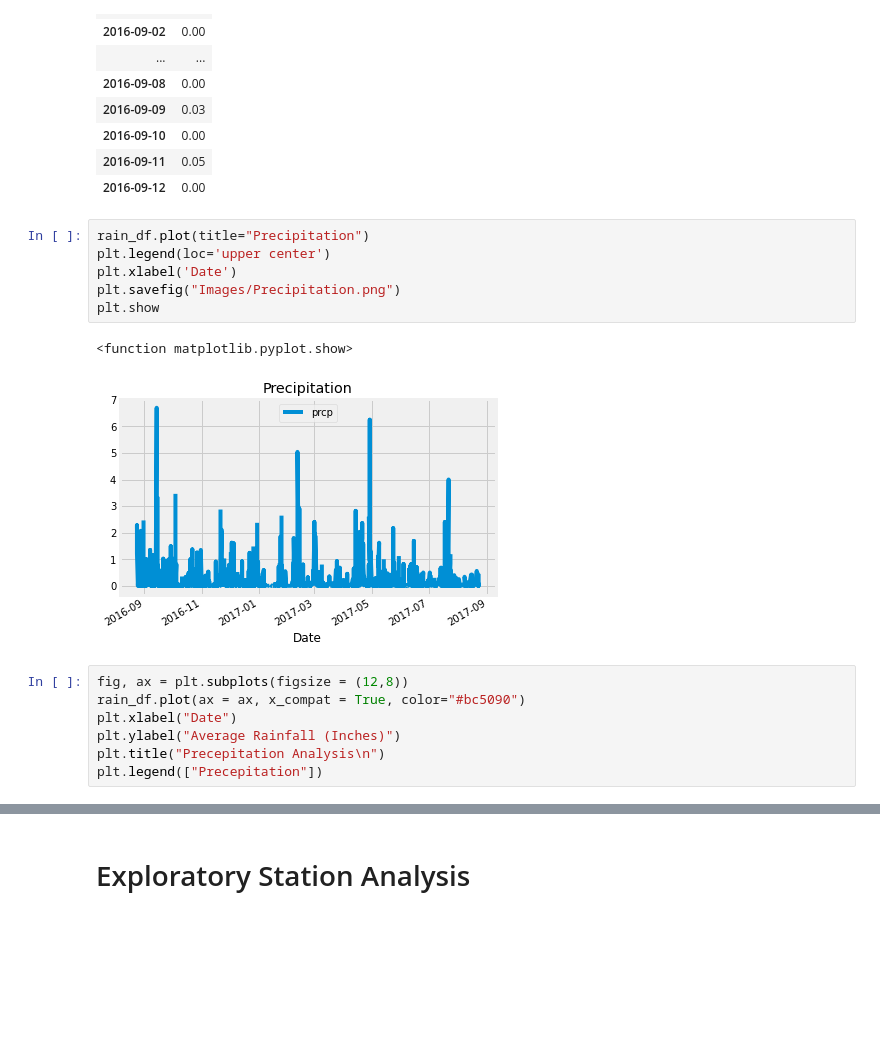
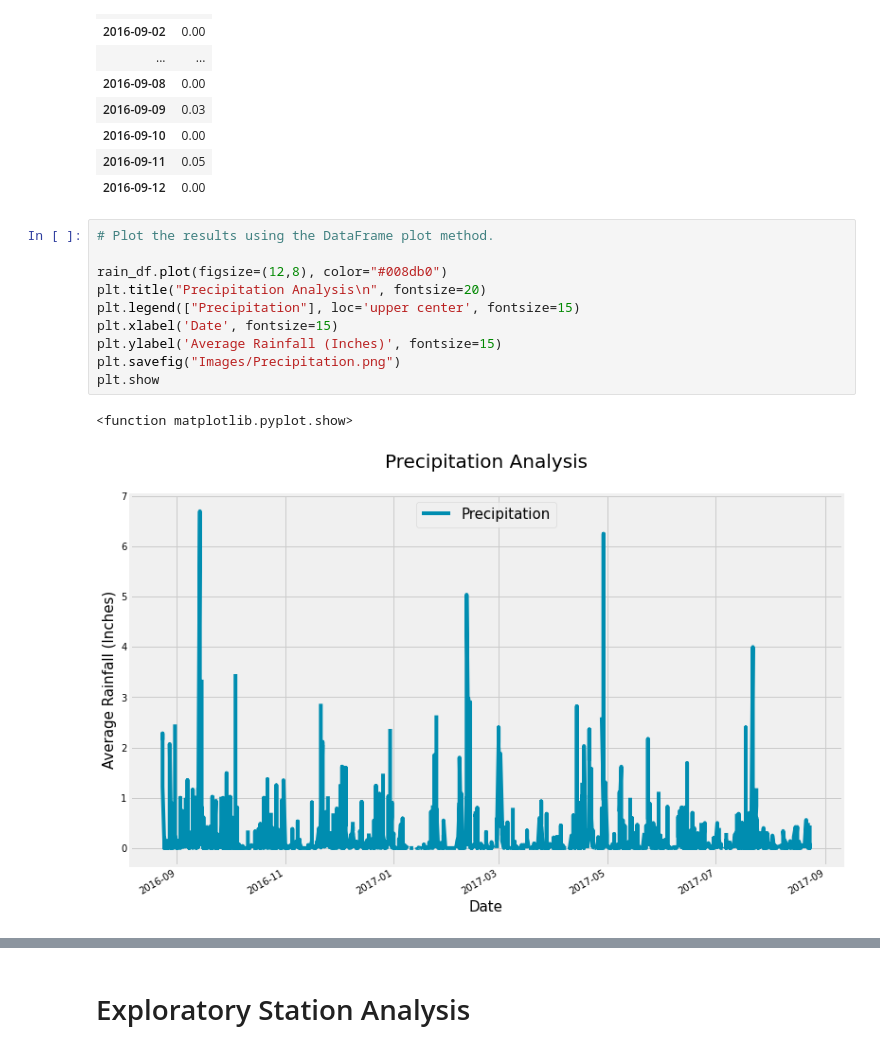
Before and after one commit to GrimmettDS/sqlalchemy-challenge, a Jupyter notebook: climate_starter.ipynb, the cells around one changed output, grey strips where cells are left out. Saved outputs shown, nothing was run; the diff lists cells and outputs as text; blank space fills up the shorter version.

```diff
--- a/climate_starter.ipynb
+++ b/climate_starter.ipynb
@@ -132,20 +134,17 @@ rain_df.head(20)
 | 2016-09-11 | 0.05 |
 | 2016-09-12 | 0.00 |
 # %%
-rain_df.plot(title="Precipitation")
-plt.legend(loc='upper center')
-plt.xlabel('Date')
+# Plot the results using the DataFrame plot method.
+
+rain_df.plot(figsize=(12,8), color="#008db0")
+plt.title("Precipitation Analysis\n", fontsize=20)
+plt.legend(["Precipitation"], loc='upper center', fontsize=15)
+plt.xlabel('Date', fontsize=15)
+plt.ylabel('Average Rainfall (Inches)', fontsize=15)
 plt.savefig("Images/Precipitation.png")
 plt.show
 # %% [output]
 <function matplotlib.pyplot.show>
-[figure, old version]
+[figure, new version]
-# %%
-fig, ax = plt.subplots(figsize = (12,8))
-rain_df.plot(ax = ax, x_compat = True, color="#bc5090")
-plt.xlabel("Date")
-plt.ylabel("Average Rainfall (Inches)")
-plt.title("Precepitation Analysis\n")
-plt.legend(["Precepitation"])
 # %%
 # Use Pandas to calculate the summary statistics for the precipitation data
```
Also changed, not shown: parts of 9 cells of this notebook, 2 other files.
